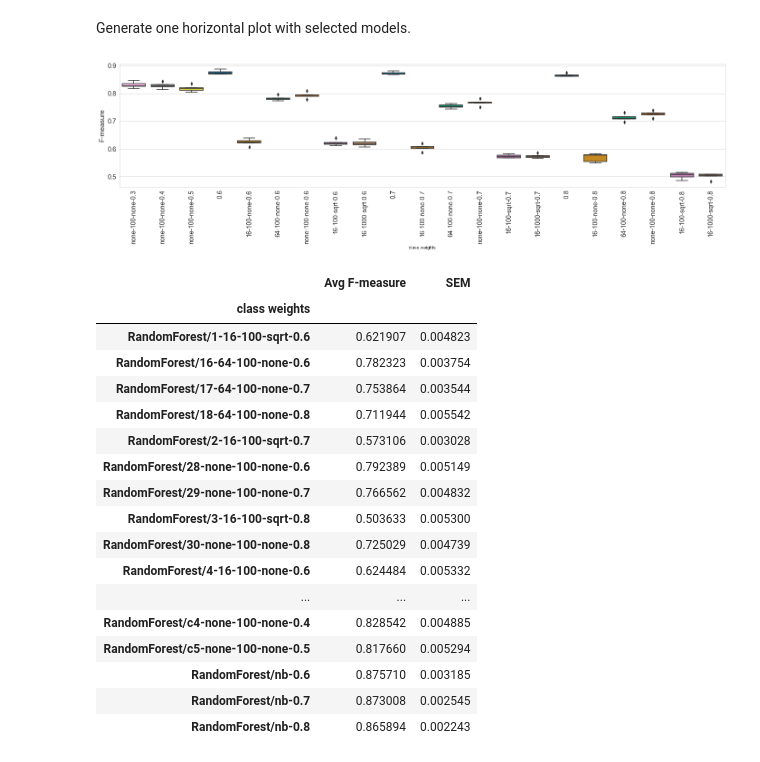
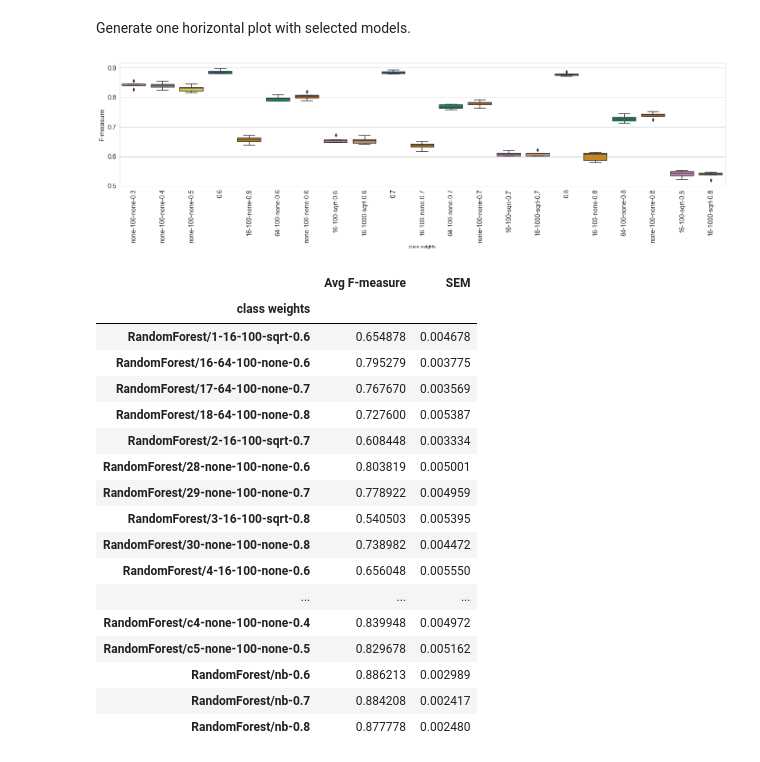
Before and after one commit to BenKaehler/paycheck, a Jupyter notebook: analysis/paycheck-eval-RandomForest.ipynb, the cells around one changed output. Drawn from its saved outputs; the diff is of its cells as text; code cells hidden in the pictures.

```diff
--- a/analysis/paycheck-eval-RandomForest.ipynb
+++ b/analysis/paycheck-eval-RandomForest.ipynb
@@ -389,0 +426,9 @@ Merge successful.
+# %%
+level7_weighted_folds_abundance = pd.merge(left=level7_weighted_folds, right=abundance, left_on="sample", right_index=True)
+
+if level7_weighted_folds_abundance.shape[0] != level7_weighted_folds.shape[0]:
+    print("Some samples were lost during merging abundance information into original df.")
+else:
+    print("Merge successful.")
+
+print("Rows without abundance info:", level7_weighted_folds_abundance[level7_weighted_folds_abundance["abundance"].isnull()].shape[0])
@@ -390,7 +438,7 @@ Merge successful.
 # %% [markdown]
 Fill NB parameters' columns to avoid NaNs.
 # %%
-level7_weighted_folds.loc[level7_weighted_folds["model name"] == "nb", ["max_depth", "n_estimators", "n_features"]] = "NB"
+level7_weighted_folds_abundance.loc[level7_weighted_folds_abundance["model name"] == "nb", ["max_depth", "n_estimators", "n_features"]] = "NB"
 # %% [markdown]
 Double check that there are no NaN values in parameter columns.
 # %%
@@ -491,19 +452,0 @@ boxplots_per_confidence(data, metric, conf_levels, param, palette, order, y_lims
-# %%
-metric = "F-measure"
-params = ["n_estimators", "n_features", "max_depth"]
-y_lims = [0.52, 0.91]
-y_ticks_major = [0.6, 1.0]
-y_ticks_minor = False
-other_columns = ["level", "model name", "confidence", "fold"]
-conf_levels = [0.6, 0.7, 0.8]
-palette = "colorblind"
-param = "max_depth"
-x_label = "Max. tree depth"
-order = [16, 64, "none", "NB"]
-# fig_save_loc = os.path.join(project_dir, sample_types[0], f"fig-{metric}-{param}.svg")
-fig_save_loc = None
-
-data_slice = level7_weighted_folds[[metric] + params + other_columns]
-data = data_slice[(data_slice["n_estimators"].isin([100, "NB"])) & (data_slice["n_features"].isin(["none", "NB"]))]
-
-boxplots_per_confidence(data, metric, conf_levels, param, palette, order, y_lims, y_ticks_major, y_ticks_minor, x_label, fig_save_loc)
@@ -522,7 +463,7 @@ def plot_all_boxes(data, metric, params, y_ticks_major, y_ticks_minor, palette,
         # calculate mean metric for each fold by grouping by model
         # reset index to unstack all the levels from the multi-level index for easy plotting
         grouped_level7 = data.groupby(['model name', 'level', 'confidence', 'fold', "class weights"] + params)
-        axis_data = grouped_level7.mean().reset_index()
+        axis_data = grouped_level7.apply(weighted_stats, **{"metric": metric}).reset_index()
         axis_data.sort_values(["confidence"] + params, ascending=True, inplace=True)
 
         # sort by confidence to plot in confidence groups
@@ -566,47 +507,51 @@ def calculate_aggregate_metrics(axis_data, metric, grouping_column):
     metric_table = pd.concat([axis_data_grouped.mean(), axis_data_grouped.sem()], axis=1)
     metric_table.columns = [f"Avg {metric}", "SEM"]
     return metric_table
+
+def weighted_stats(x, metric):
+    d1 = DescrStatsW(x[metric], weights=x['abundance'])
+    return pd.Series([d1.mean], index=[metric])
 # %%
 metric = "F-measure"
 params = ["n_features", "n_estimators", "max_depth"]
 y_ticks_major = [0.5, 1.0]
 y_ticks_minor = False
-other_columns = ["level", "model name", "confidence", "fold", "class weights"]
+other_columns = ["level", "model name", "confidence", "fold", "class weights", "abundance"]
 conf_levels = [0.3, 0.4, 0.5, 0.6, 0.7, 0.8]
 palette = "colorblind"
 save_loc = os.path.join(project_dir, sample_types[0], f"fig-{metric}-allmodels-updated-low-confs.svg")
 
-data_slice = level7_weighted_folds[["F-measure", "Precision", "Recall"] + params + other_columns]
+data_slice = level7_weighted_folds_abundance[["F-measure", "Precision", "Recall"] + params + other_columns]
 
 selection1 = (data_slice["max_depth"].isin([16, "NB"])) & (data_slice["n_features"].isin(["sqrt", "NB"])) & (data_slice["n_estimators"].isin([100, 1000, "NB"]))
 selection2 = (data_slice["max_depth"].isin([16, "NB"])) & (data_slice["n_estimators"].isin([100, "NB"])) & (data_slice["n_features"].isin(["sqrt", "none", "NB"]))
 selection3 = (data_slice["n_estimators"].isin([100, "NB"])) & (data_slice["n_features"].isin(["none", "NB"])) & (data_slice["max_depth"].isin([16, 64, "none", "NB"]))
 selection4 = (data_slice["n_estimators"].isin([100])) & (data_slice["n_features"].isin(["none"])) & (data_slice["max_depth"].isin(["none"]))
 data = data_slice[selection1 | selection2 | selection3 | selection4]
 
 axis_data = plot_all_boxes(data, metric, params, y_ticks_major, y_ticks_minor, palette, save_loc=save_loc)
 
 calculate_aggregate_metrics(axis_data, metric, "class weights")
 # %% [output]
-[figure, old version]
+[figure, new version]
 |  | Avg F-measure | SEM |
 | class weights |  |  |
-| RandomForest/1-16-100-sqrt-0.6 | 0.621907 | 0.004823 |
-| RandomForest/16-64-100-none-0.6 | 0.782323 | 0.003754 |
-| RandomForest/17-64-100-none-0.7 | 0.753864 | 0.003544 |
-| RandomForest/18-64-100-none-0.8 | 0.711944 | 0.005542 |
-| RandomForest/2-16-100-sqrt-0.7 | 0.573106 | 0.003028 |
-| RandomForest/28-none-100-none-0.6 | 0.792389 | 0.005149 |
-| RandomForest/29-none-100-none-0.7 | 0.766562 | 0.004832 |
-| RandomForest/3-16-100-sqrt-0.8 | 0.503633 | 0.005300 |
-| RandomForest/30-none-100-none-0.8 | 0.725029 | 0.004739 |
-| RandomForest/4-16-100-none-0.6 | 0.624484 | 0.005332 |
+| RandomForest/1-16-100-sqrt-0.6 | 0.654878 | 0.004678 |
+| RandomForest/16-64-100-none-0.6 | 0.795279 | 0.003775 |
+| RandomForest/17-64-100-none-0.7 | 0.767670 | 0.003569 |
+| RandomForest/18-64-100-none-0.8 | 0.727600 | 0.005387 |
+| RandomForest/2-16-100-sqrt-0.7 | 0.608448 | 0.003334 |
+| RandomForest/28-none-100-none-0.6 | 0.803819 | 0.005001 |
+| RandomForest/29-none-100-none-0.7 | 0.778922 | 0.004959 |
+| RandomForest/3-16-100-sqrt-0.8 | 0.540503 | 0.005395 |
+| RandomForest/30-none-100-none-0.8 | 0.738982 | 0.004472 |
+| RandomForest/4-16-100-none-0.6 | 0.656048 | 0.005550 |
 | ... | ... | ... |
-| RandomForest/c4-none-100-none-0.4 | 0.828542 | 0.004885 |
-| RandomForest/c5-none-100-none-0.5 | 0.817660 | 0.005294 |
-| RandomForest/nb-0.6 | 0.875710 | 0.003185 |
-| RandomForest/nb-0.7 | 0.873008 | 0.002545 |
-| RandomForest/nb-0.8 | 0.865894 | 0.002243 |
+| RandomForest/c4-none-100-none-0.4 | 0.839948 | 0.004972 |
+| RandomForest/c5-none-100-none-0.5 | 0.829678 | 0.005162 |
+| RandomForest/nb-0.6 | 0.886213 | 0.002989 |
+| RandomForest/nb-0.7 | 0.884208 | 0.002417 |
+| RandomForest/nb-0.8 | 0.877778 | 0.002480 |
 # %%
 metric = "Precision"
 params = ["n_features", "n_estimators", "max_depth"]
```
Also changed, not shown: parts of 18 cells of this notebook.
